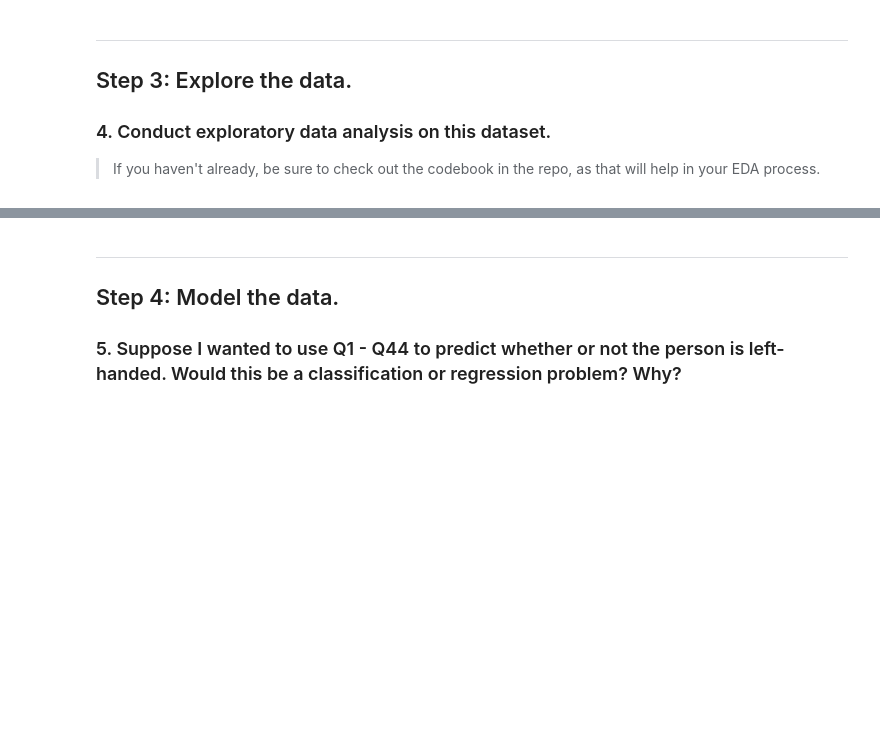
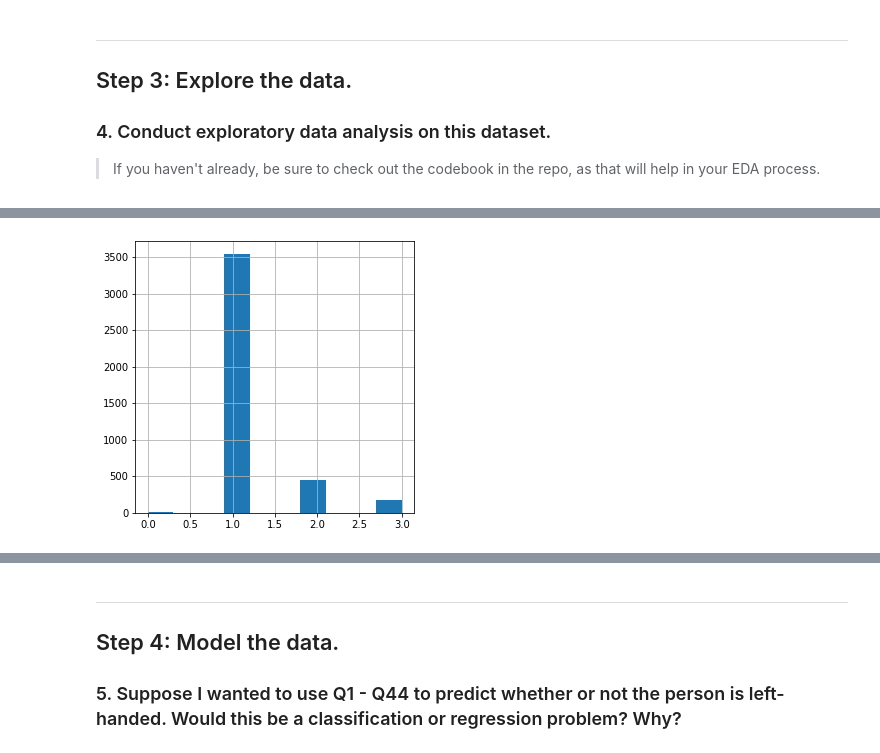
Before and after one commit to joeiid/classification-model-comparison-lab, a Jupyter notebook: starter-code.ipynb, the cells around one changed output, grey strips where cells are left out. Saved outputs shown, nothing was run; the diff lists cells and outputs as text; code cells hidden in the pictures; blank space fills up the shorter version.

```diff
--- a/starter-code.ipynb
+++ b/starter-code.ipynb
@@ -45,3 +58,5 @@ Answer:
 > Hint: Despite being saved as a .csv file, you won't be able to simply `pd.read_csv()` this data!
 
 > Notice that the data is separated by *tabs* (not commas, like most .csv files). Check out the parameters to see if there is anything that might help you parse this.
+# %%
+df = pd.read_csv('./data.csv', delimiter='	')
@@ -58,0 +130,4 @@ Answer:
+# %%
+df['hand'].hist(figsize=(5,5));
+# %% [output]
+[figure, added]
```
Also changed, not shown: parts of 71 cells of this notebook.
